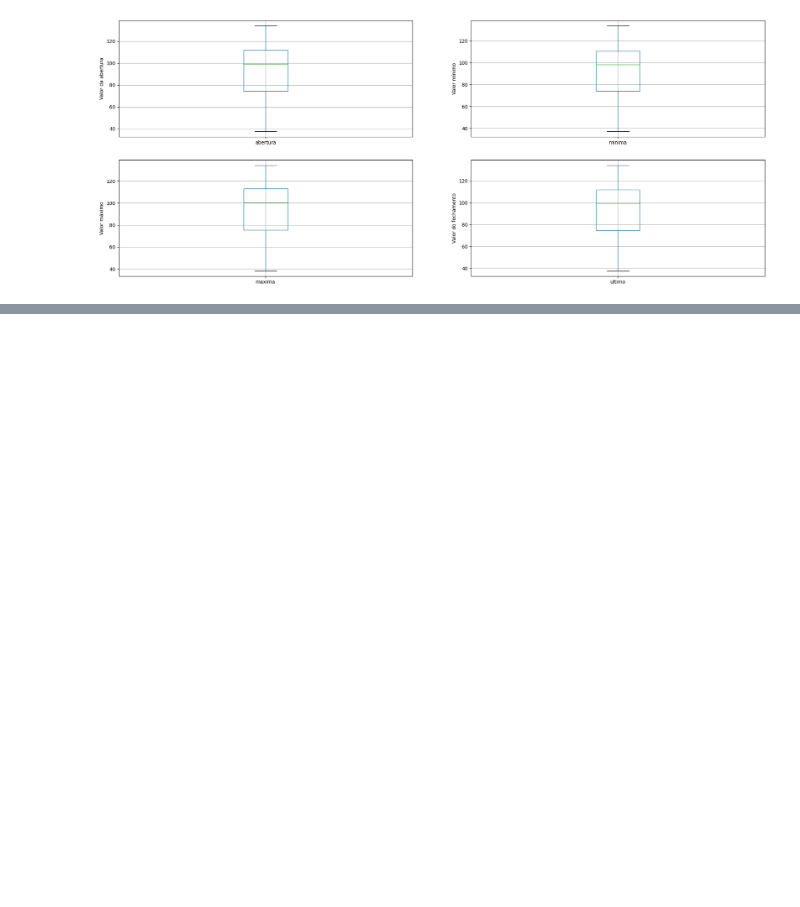
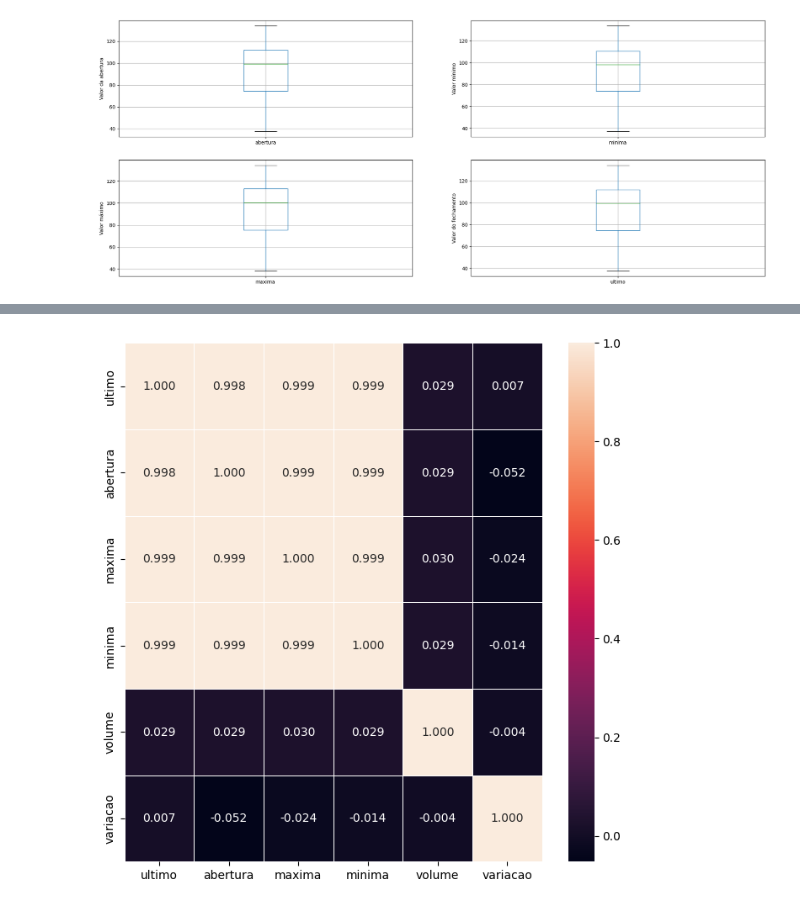
Before and after one commit to thaynnaraluciano/techChallenge2, a Jupyter notebook: TechChallenge_8anos.ipynb, the cells around one changed output, grey strips where cells are left out. Cells and saved outputs as stored; diff of their text form; code cells hidden in the pictures; blank space fills up the shorter version.

```diff
--- a/TechChallenge_8anos.ipynb
+++ b/TechChallenge_8anos.ipynb
@@ -170,0 +201,3 @@ sns.heatmap(data = correlation_matrix, annot=True, linewidth=.5, ax=ax)
+# %%
+df['volume'] = pd.to_numeric(df['volume'])
+df['variacao'] = pd.to_numeric(df['variacao'])
@@ -170,0 +221,6 @@ sns.heatmap(data = correlation_matrix, annot=True, linewidth=.5, ax=ax)
+# %%
+from sklearn.preprocessing import MinMaxScaler
+scaler = MinMaxScaler()
+# %%
+df = df.set_index('data')
+df.head()
@@ -170,0 +235,2 @@ sns.heatmap(data = correlation_matrix, annot=True, linewidth=.5, ax=ax)
+# %%
+df_scaled = pd.DataFrame(scaler.fit_transform(df), columns=df.columns)
@@ -170,0 +246,9 @@ sns.heatmap(data = correlation_matrix, annot=True, linewidth=.5, ax=ax)
+# %%
+correlation_matrix_normalized = df_scaled.corr()
+
+fig, ax = plt.subplots(figsize=(8,8))
+sns.heatmap(data = correlation_matrix_normalized, annot=True, linewidth=.5, ax=ax, fmt='.3f')
+
+plt.show()
+# %% [output]
+[figure, added]
```
Also changed, not shown: parts of 11 cells of this notebook.
